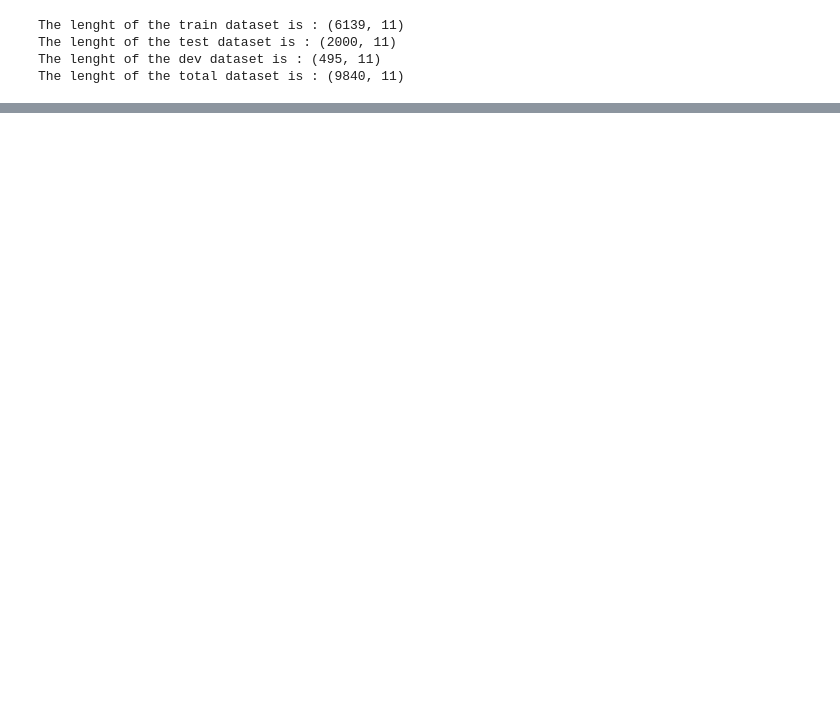
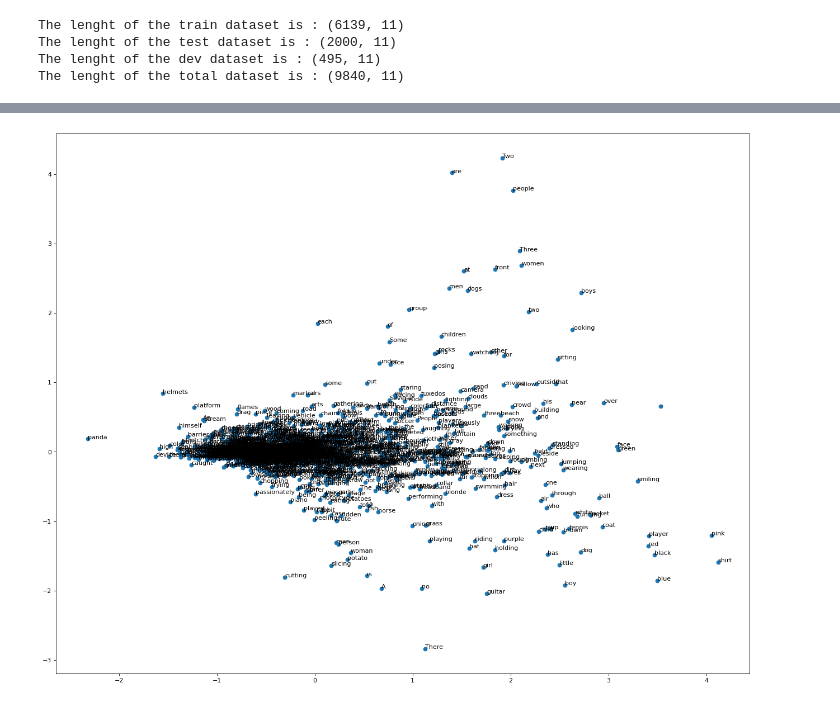
Before and after one commit to mbrull153/EDA-nlp-tfm, a Jupyter notebook: models.ipynb, the cells around one changed output, grey strips where cells are left out. Drawn from its saved outputs; the diff is of its cells as text; code cells hidden in the pictures; blank space fills up the shorter version.

Commit message:
Create the corpus_dict for the word2vec

```diff
--- a/models.ipynb
+++ b/models.ipynb
@@ -103,0 +268,2 @@ The lenght of the total dataset is : (9840, 11)
+# %%
+sent=df_test_sick['sentence_A'].tolist()
@@ -103,0 +275,6 @@ The lenght of the total dataset is : (9840, 11)
+# %%
+listquery2Str = ' '.join([str(elem) for elem in sentences])
+
+text=re.sub(r"[^.A-Za-z]",' ',listquery2Str)
+sentence=text.split('.')
+tokens=[nltk.word_tokenize(words) for words in sent]
@@ -103,0 +301,2 @@ The lenght of the total dataset is : (9840, 11)
+# %%
+model_2 = word2vec.Word2Vec(tokens, size=100, min_count=1, workers=4)
@@ -103,0 +307,2 @@ The lenght of the total dataset is : (9840, 11)
+# %%
+model_2.train(tokens, total_examples=model_2.corpus_count, epochs=30, report_delay=1)
@@ -103,0 +326,15 @@ The lenght of the total dataset is : (9840, 11)
+# %%
+# fit a 2d PCA model to the vectors
+X = model_2[model_2.wv.vocab]
+pca = PCA(n_components=2)
+result = pca.fit_transform(X)
+# create a scatter plot of the projection
+
+figure(figsize=(20, 16), dpi=80)
+plt.scatter(result[:, 0], result[:, 1])
+words = list(model_2.wv.vocab)
+for i, word in enumerate(words):
+    plt.annotate(word, xy=(result[i, 0], result[i, 1]))
+plt.show()
+# %% [output]
+[figure, added]
```
Also changed, not shown: parts of 47 cells of this notebook.
